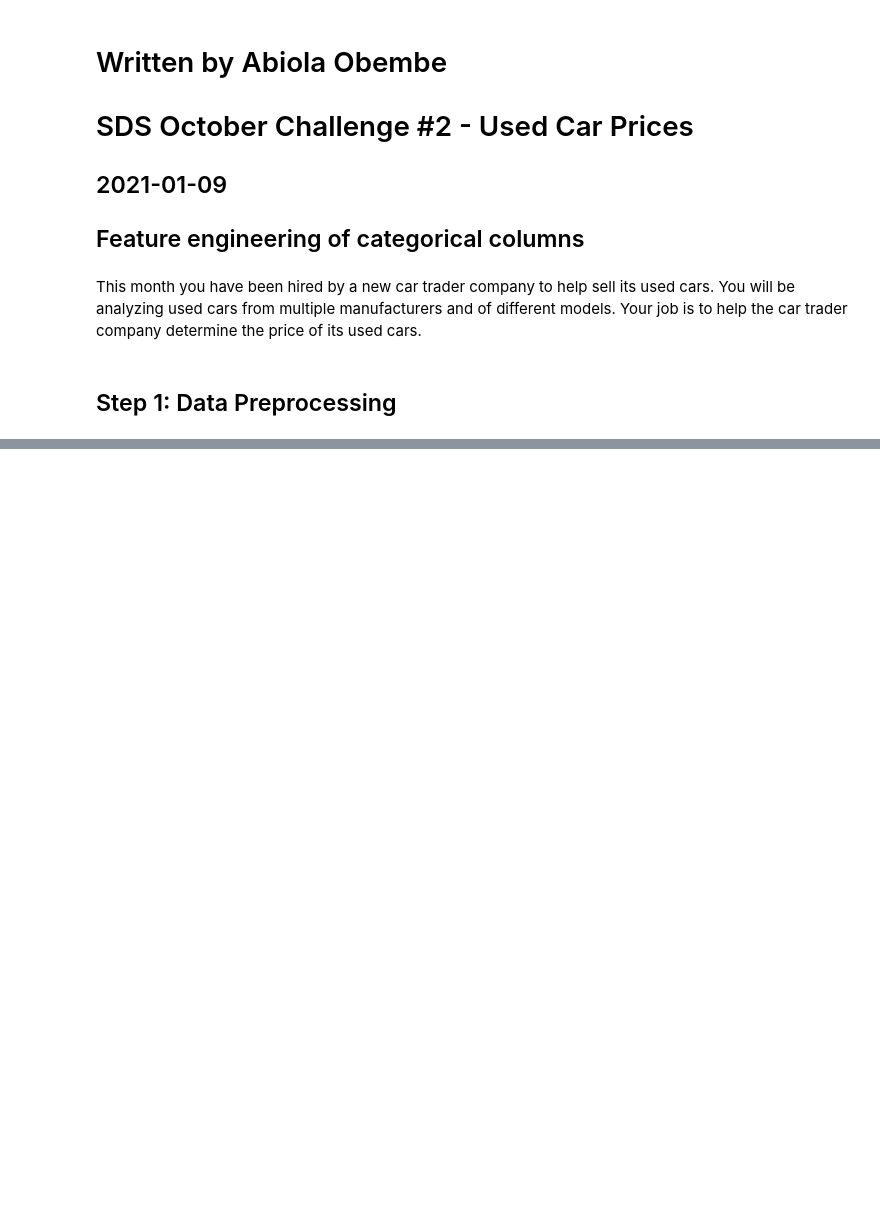
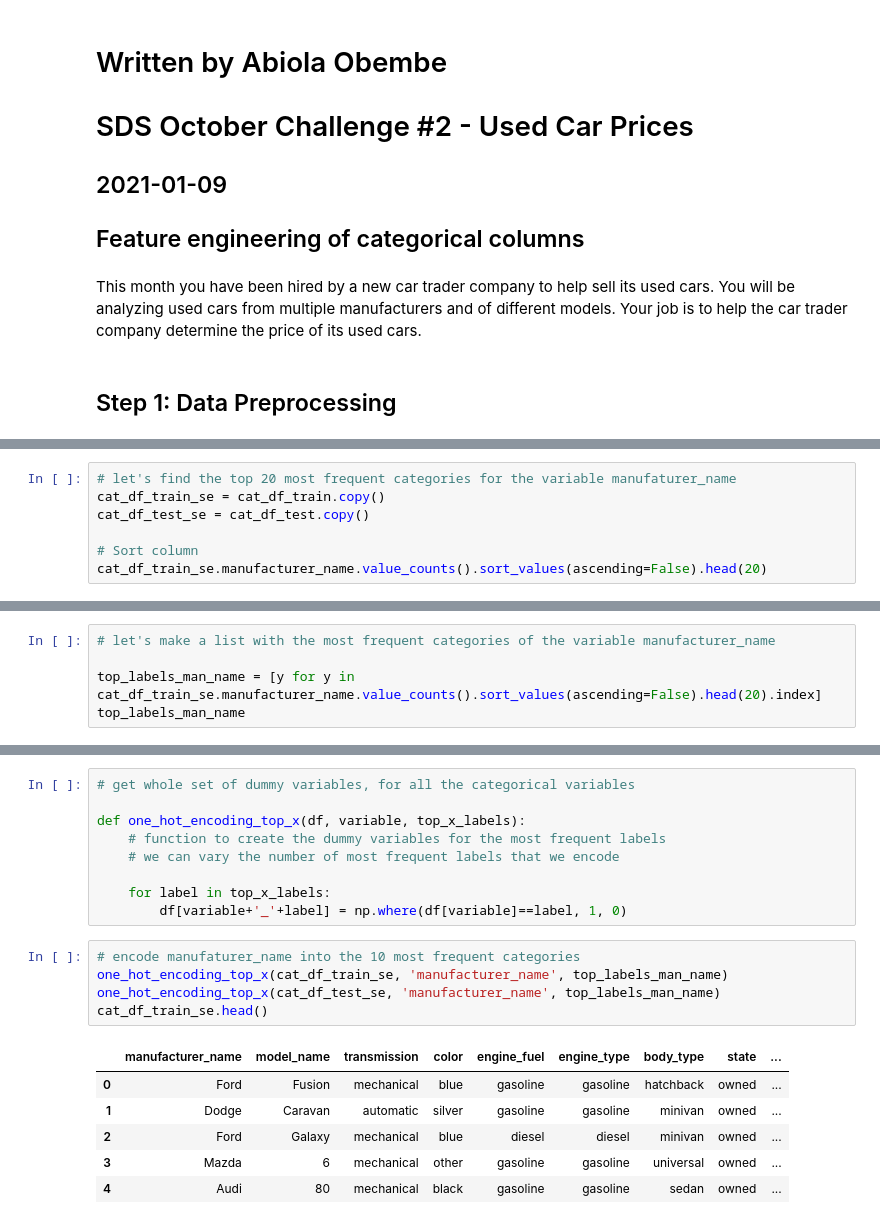
Before and after one commit to obeabi/SdsOctober2020Challenge, a Jupyter notebook: CategoricalCols_Main.ipynb, the cells around one changed output, grey strips where cells are left out. Cells and saved outputs as stored; diff of their text form; blank space fills up the shorter version.

```diff
--- a/CategoricalCols_Main.ipynb
+++ b/CategoricalCols_Main.ipynb
@@ -82,0 +425,7 @@ print("\n Perecentage of missing values in test datframe is: \n", str(100*(df_te
+# %%
+# let's find the top 20 most frequent categories for the variable manufaturer_name
+cat_df_train_se = cat_df_train.copy()
+cat_df_test_se = cat_df_test.copy()
+
+# Sort column
+cat_df_train_se.manufacturer_name.value_counts().sort_values(ascending=False).head(20)
@@ -82,0 +450,5 @@ print("\n Perecentage of missing values in test datframe is: \n", str(100*(df_te
+# %%
+# let's make a list with the most frequent categories of the variable manufacturer_name
+
+top_labels_man_name = [y for y in cat_df_train_se.manufacturer_name.value_counts().sort_values(ascending=False).head(20).index]
+top_labels_man_name
@@ -82,0 +521,21 @@ print("\n Perecentage of missing values in test datframe is: \n", str(100*(df_te
+# %%
+# get whole set of dummy variables, for all the categorical variables
+
+def one_hot_encoding_top_x(df, variable, top_x_labels):
+    # function to create the dummy variables for the most frequent labels
+    # we can vary the number of most frequent labels that we encode
+
+    for label in top_x_labels:
+        df[variable+'_'+label] = np.where(df[variable]==label, 1, 0)
+# %%
+# encode manufaturer_name into the 10 most frequent categories
+one_hot_encoding_top_x(cat_df_train_se, 'manufacturer_name', top_labels_man_name)
+one_hot_encoding_top_x(cat_df_test_se, 'manufacturer_name', top_labels_man_name)
+cat_df_train_se.head()
+# %% [output]
+|  | manufacturer_name | model_name | transmission | color | engine_fuel | engine_type | body_type | state | ... |
+| 0 | Ford | Fusion | mechanical | blue | gasoline | gasoline | hatchback | owned | ... |
+| 1 | Dodge | Caravan | automatic | silver | gasoline | gasoline | minivan | owned | ... |
+| 2 | Ford | Galaxy | mechanical | blue | diesel | diesel | minivan | owned | ... |
+| 3 | Mazda | 6 | mechanical | other | gasoline | gasoline | universal | owned | ... |
+| 4 | Audi | 80 | mechanical | black | gasoline | gasoline | sedan | owned | ... |
```
Also changed, not shown: parts of 42 cells of this notebook.
